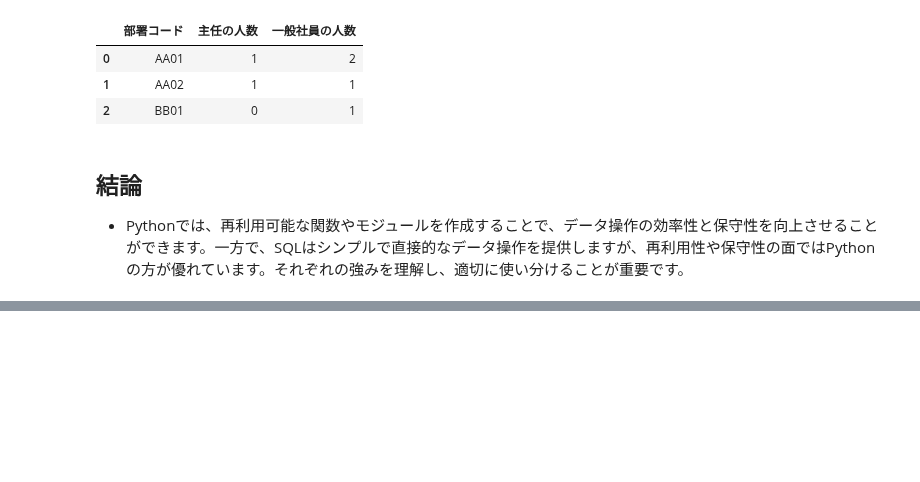
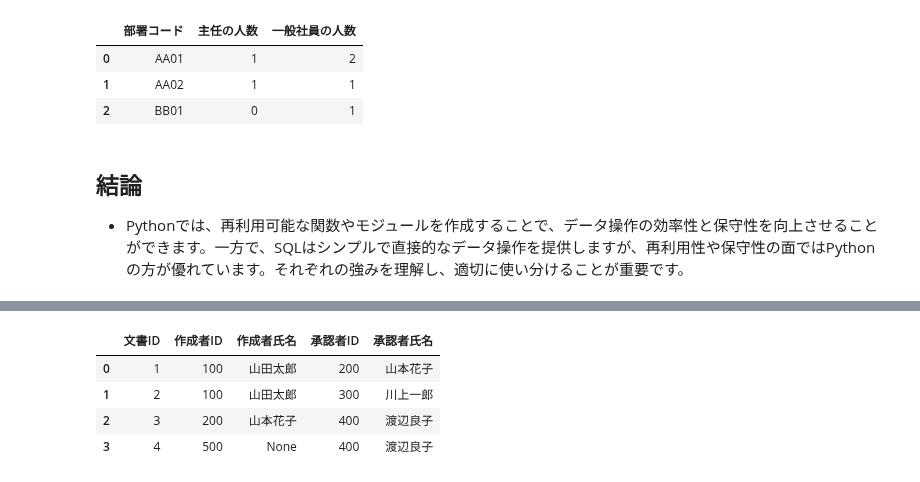
Before and after one commit to phonon-py/DatabaseSpecialistStudy, a Jupyter notebook: main.ipynb, the cells around one changed output, grey strips where cells are left out. Cells and saved outputs as stored; diff of their text form; code cells hidden in the pictures; blank space fills up the shorter version.

```diff
--- a/main.ipynb
+++ b/main.ipynb
@@ -2856,0 +2927,8 @@ def 集計結果(df):
+# %%
+df_query
+# %% [output]
+|  | 文書ID | 作成者ID | 作成者氏名 | 承認者ID | 承認者氏名 |
+| 0 | 1 | 100 | 山田太郎 | 200 | 山本花子 |
+| 1 | 2 | 100 | 山田太郎 | 300 | 川上一郎 |
+| 2 | 3 | 200 | 山本花子 | 400 | 渡辺良子 |
+| 3 | 4 | 500 | None | 400 | 渡辺良子 |
```
Also changed, not shown: parts of 9 cells of this notebook.
